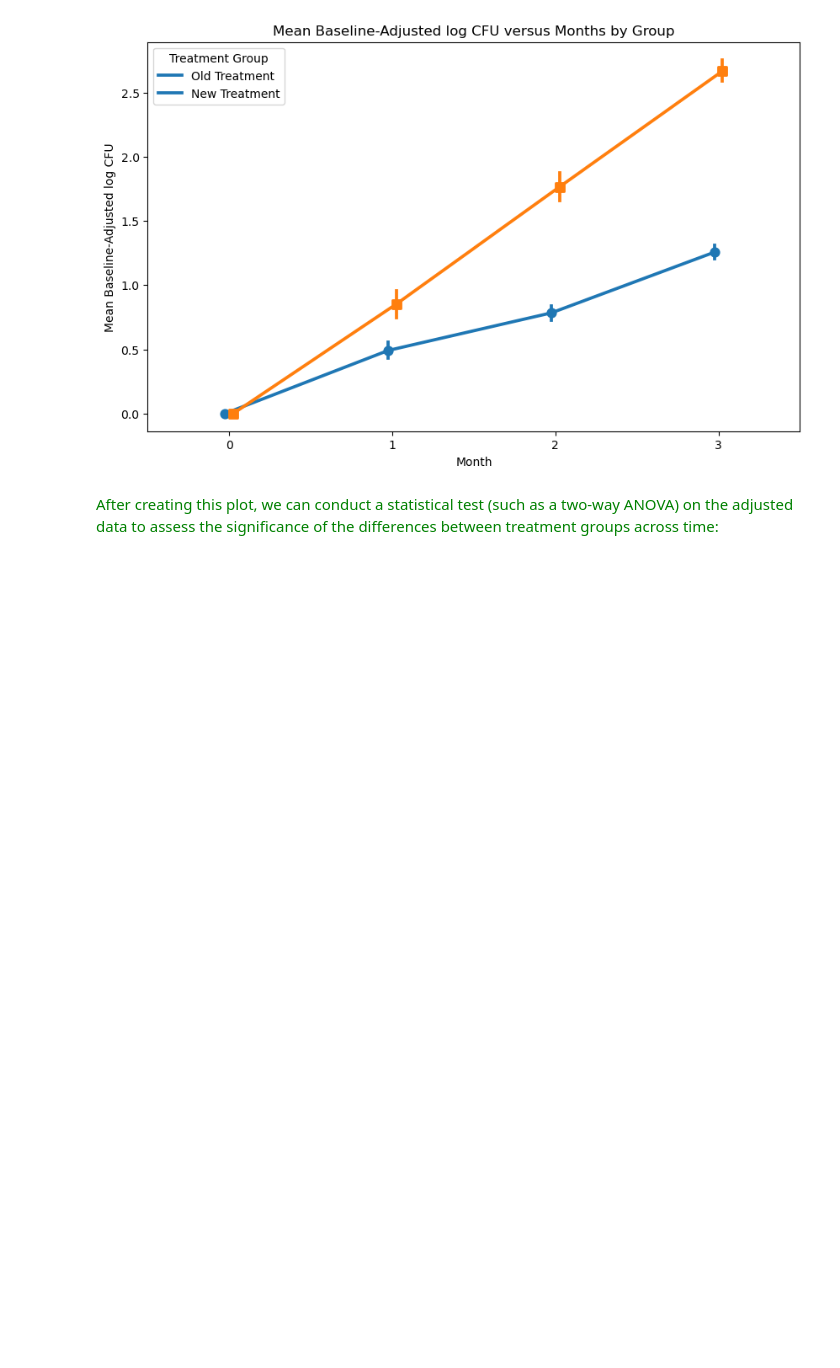
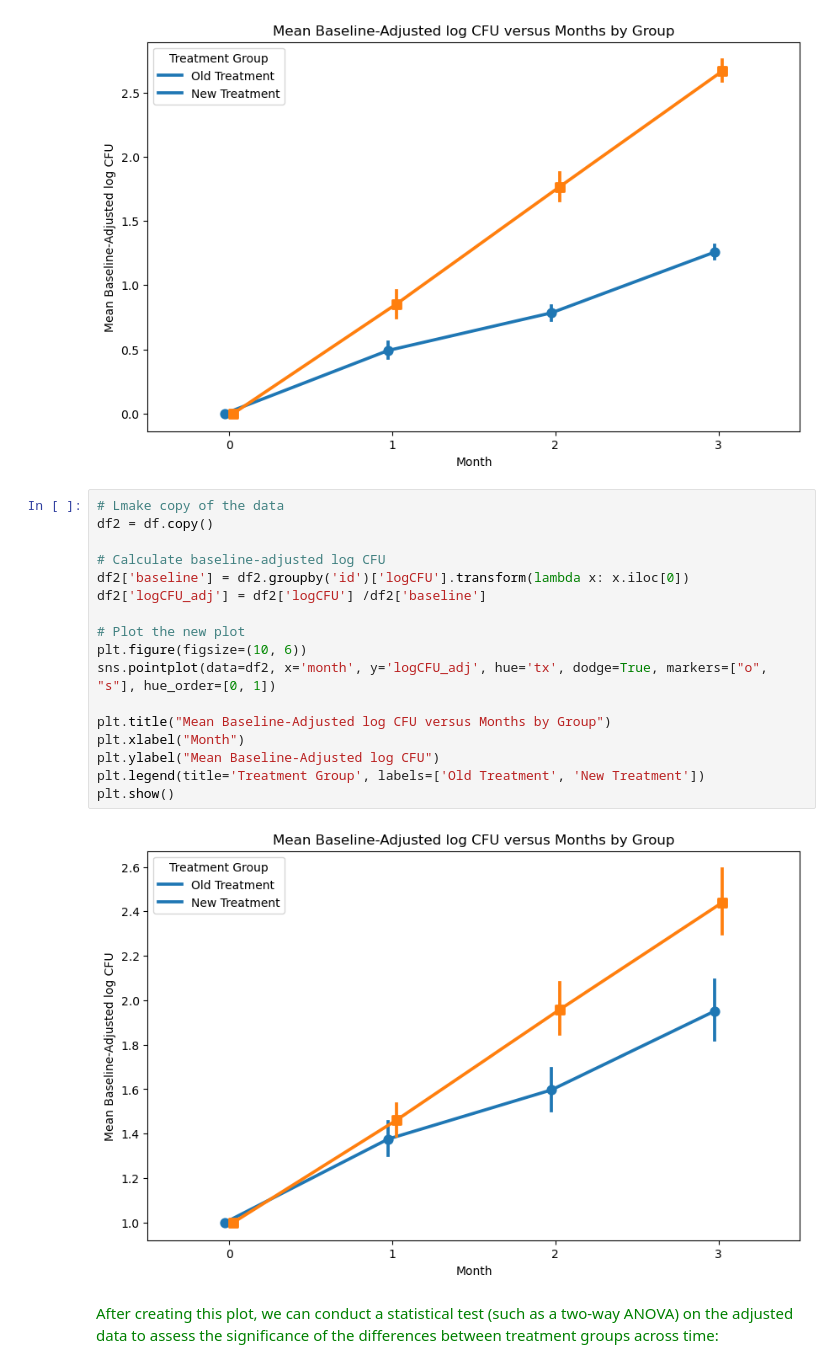
Before and after one commit to Simonlee711/UCLA-Grad-Courses, a Jupyter notebook: BIOMATH204/hw3/pset3.ipynb, the cells around one changed output. Cells and saved outputs as stored; diff of their text form; blank space fills up the shorter version.

```diff
--- a/BIOMATH204/hw3/pset3.ipynb
+++ b/BIOMATH204/hw3/pset3.ipynb
@@ -341,6 +341,25 @@ plt.legend(title='Treatment Group', labels=['Old Treatment', 'New Treatment'])
 plt.show()
 # %% [output]
 [figure]
+# %%
+# Lmake copy of the data
+df2 = df.copy()
+
+# Calculate baseline-adjusted log CFU
+df2['baseline'] = df2.groupby('id')['logCFU'].transform(lambda x: x.iloc[0])
+df2['logCFU_adj'] = df2['logCFU'] /df2['baseline']
+
+# Plot the new plot
+plt.figure(figsize=(10, 6))
+sns.pointplot(data=df2, x='month', y='logCFU_adj', hue='tx', dodge=True, markers=["o", "s"], hue_order=[0, 1])
+
+plt.title("Mean Baseline-Adjusted log CFU versus Months by Group")
+plt.xlabel("Month")
+plt.ylabel("Mean Baseline-Adjusted log CFU")
+plt.legend(title='Treatment Group', labels=['Old Treatment', 'New Treatment'])
+plt.show()
+# %% [output]
+[figure, added]
 # %% [markdown]
 <span style="color:green">After creating this plot, we can conduct a statistical test (such as a two-way ANOVA) on the adjusted data to assess the significance of the differences between treatment groups across time:
 # %%
```
Also changed, not shown: 15 other files.
